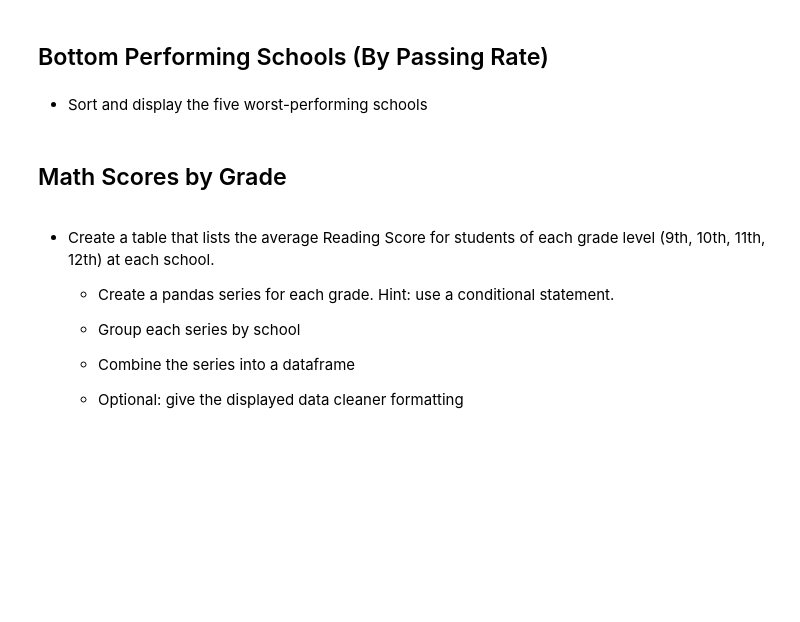
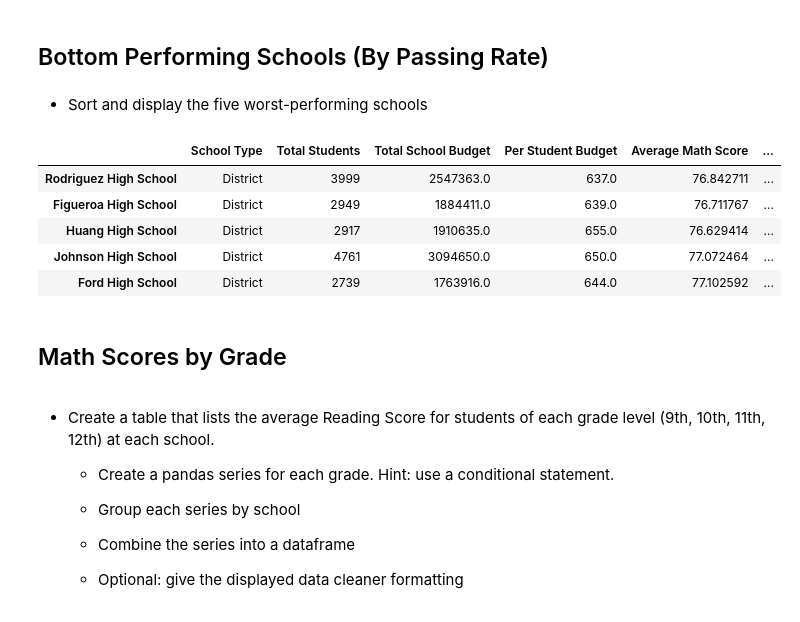
Before and after one commit to suealexa/pandas-challenge, a Jupyter notebook: Instructions/PyCitySchools/PyCitySchools_starter.ipynb, the cells around one changed output. Cells and saved outputs as stored; diff of their text form; code cells hidden in the pictures; blank space fills up the shorter version.

```diff
--- a/Instructions/PyCitySchools/PyCitySchools_starter.ipynb
+++ b/Instructions/PyCitySchools/PyCitySchools_starter.ipynb
@@ -272,6 +192,17 @@ School_Summary
 ## Bottom Performing Schools (By Passing Rate)
 # %% [markdown]
 * Sort and display the five worst-performing schools
+# %%
+## Bottom Performing Schools (By Passing Rate)
+per_school_summary.sort_values(by=['% Overall Passing Rate'], axis=0, ascending=True, inplace=True)
+per_school_summary.head()
+# %% [output]
+|  | School Type | Total Students | Total School Budget | Per Student Budget | Average Math Score | ... |
+| Rodriguez High School | District | 3999 | 2547363.0 | 637.0 | 76.842711 | ... |
+| Figueroa High School | District | 2949 | 1884411.0 | 639.0 | 76.711767 | ... |
+| Huang High School | District | 2917 | 1910635.0 | 655.0 | 76.629414 | ... |
+| Johnson High School | District | 4761 | 3094650.0 | 650.0 | 77.072464 | ... |
+| Ford High School | District | 2739 | 1763916.0 | 644.0 | 77.102592 | ... |
 # %% [markdown]
 ## Math Scores by Grade
 # %% [markdown]
```
Also changed, not shown: parts of 21 cells of this notebook.
